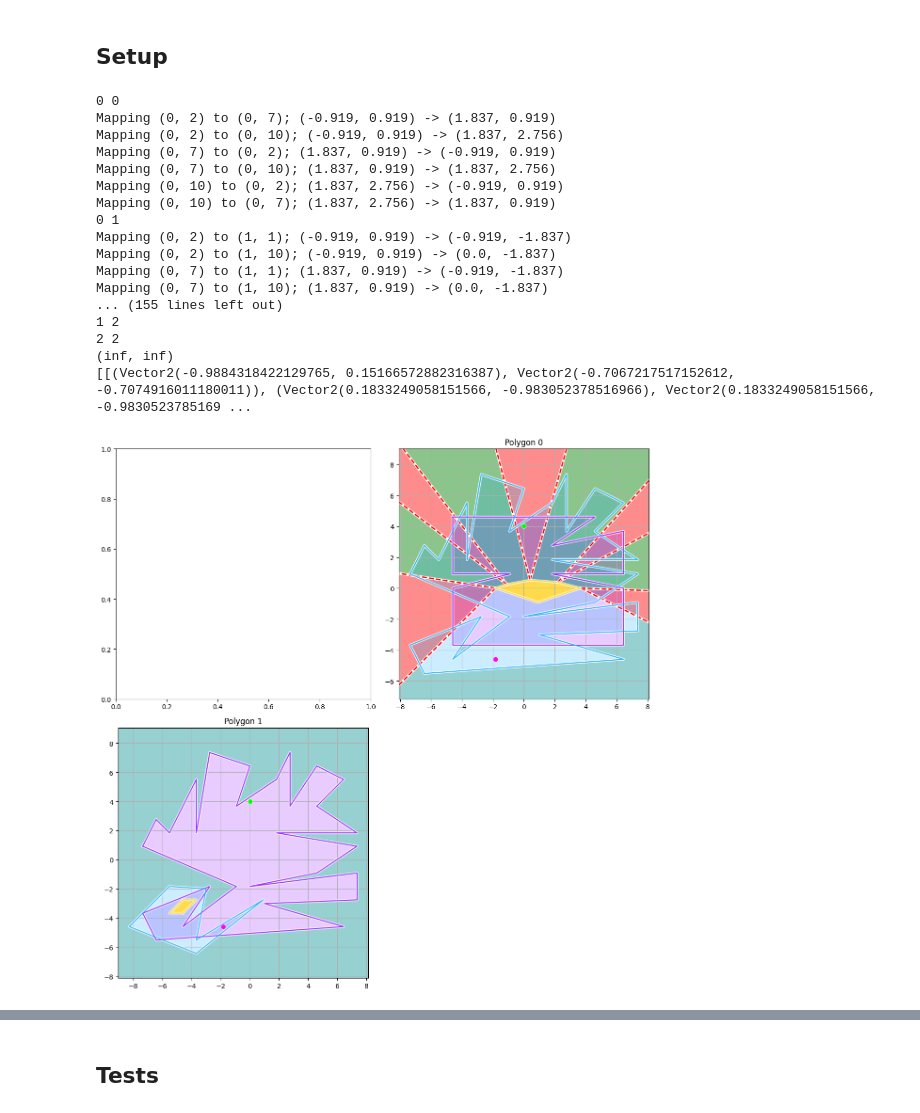
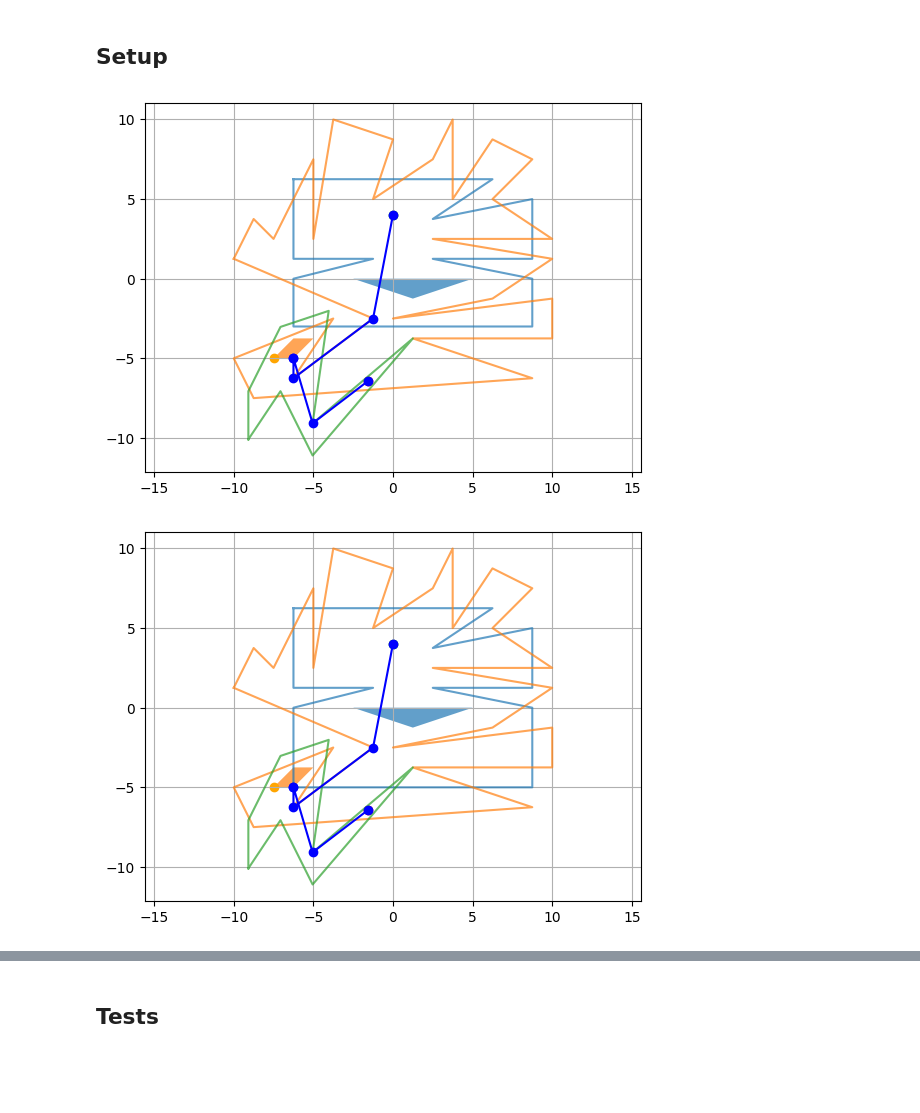
Before and after one commit to YushiPy/TouringPolygons, a Jupyter notebook: test.ipynb, the cells around one changed output, grey strips where cells are left out. Saved outputs shown, nothing was run; the diff lists cells and outputs as text; code cells hidden in the pictures; blank space fills up the shorter version.

```diff
--- a/test.ipynb
+++ b/test.ipynb
@@ -20,49 +20,33 @@ def do_test(start: CanVector, end: CanVector, polygons: Iterable[CanPolygon], fe
 	_start = Vector2(*start)
 	_end = Vector2(*end)
 
 	_polygons = [Polygon2(polygon) for polygon in polygons]
 	_fences = [Polygon2(fence) for fence in fences]
 
 	drawing = Drawing(_start, _end, _polygons, _fences)
 
 	try:
-		drawing.shortest_path()
+		drawing.draw()
 	except ValueError:
 		traceback.print_exc()
 
 	drawing.draw()
 
 def parse_test(values: list[list[tuple[float, float]]]) -> Test:
 	"""
 	Parse a list of values into a Test tuple.
 	"""
 
 	ones = [i for i in values if len(i) == 1]
 	values = [i for i in values if len(i) > 1]
 
 	start = ones[0][0]
 	end = ones[1][0]
 
 	polygons = values[1::2]
 	fences = values[::2]
 
 	return start, end, polygons, fences
 # %% [output]
-0 0
-Mapping (0, 2) to (0, 7); (-0.919, 0.919) -> (1.837, 0.919)
-Mapping (0, 2) to (0, 10); (-0.919, 0.919) -> (1.837, 2.756)
-Mapping (0, 7) to (0, 2); (1.837, 0.919) -> (-0.919, 0.919)
-Mapping (0, 7) to (0, 10); (1.837, 0.919) -> (1.837, 2.756)
-Mapping (0, 10) to (0, 2); (1.837, 2.756) -> (-0.919, 0.919)
-Mapping (0, 10) to (0, 7); (1.837, 2.756) -> (1.837, 0.919)
-0 1
-Mapping (0, 2) to (1, 1); (-0.919, 0.919) -> (-0.919, -1.837)
-Mapping (0, 2) to (1, 10); (-0.919, 0.919) -> (0.0, -1.837)
-Mapping (0, 7) to (1, 1); (1.837, 0.919) -> (-0.919, -1.837)
-Mapping (0, 7) to (1, 10); (1.837, 0.919) -> (0.0, -1.837)
-... (155 lines left out)
-1 2
-2 2
-(inf, inf)
-[[(Vector2(-0.9884318422129765, 0.15166572882316387), Vector2(-0.7067217517152612, -0.7074916011180011)), (Vector2(0.1833249058151566, -0.983052378516966), Vector2(0.1833249058151566, -0.9830523785169 ...
-[figure, old version]
+[figure, new version]
+[figure, added]
```
Also changed, not shown: parts of 6 cells of this notebook, 2 other files.
